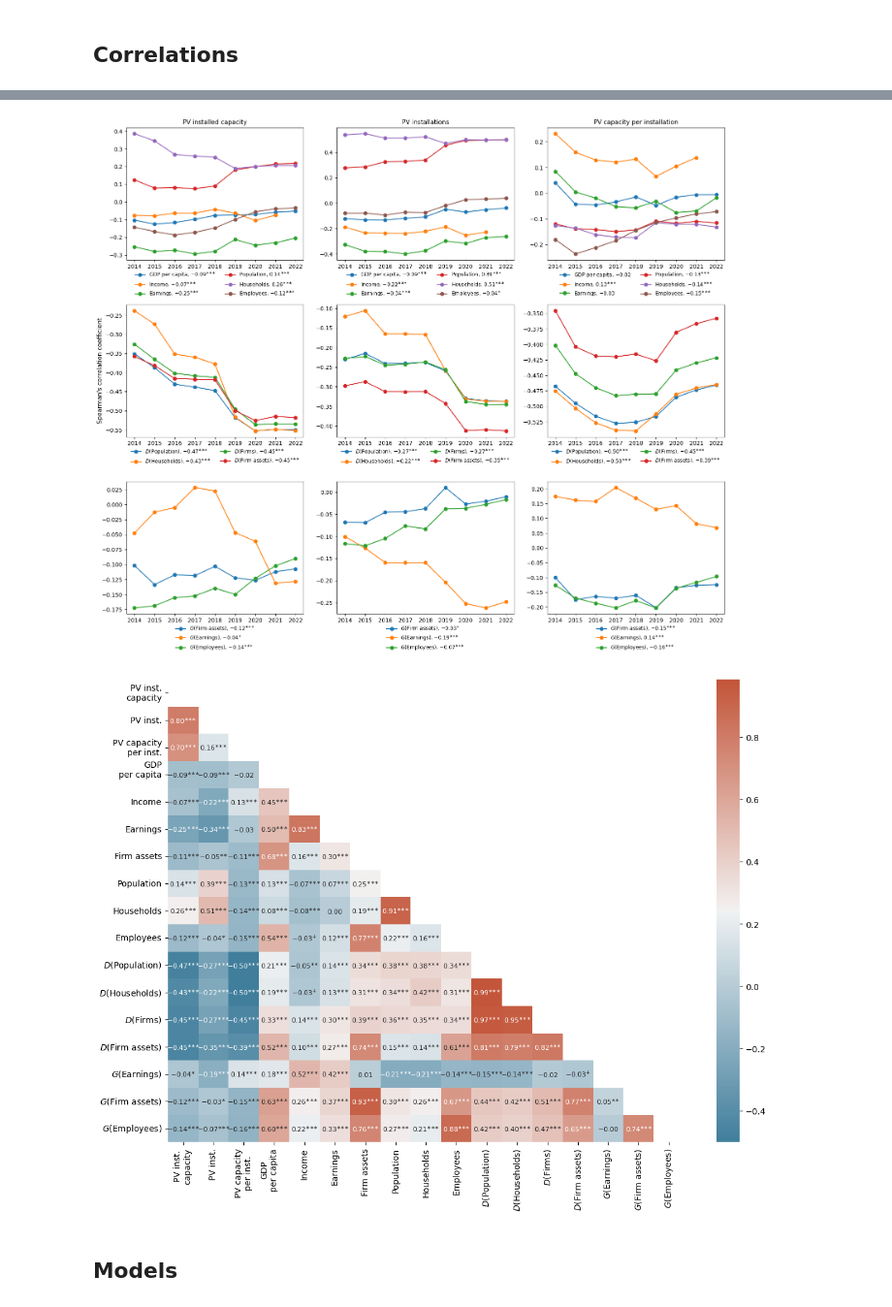
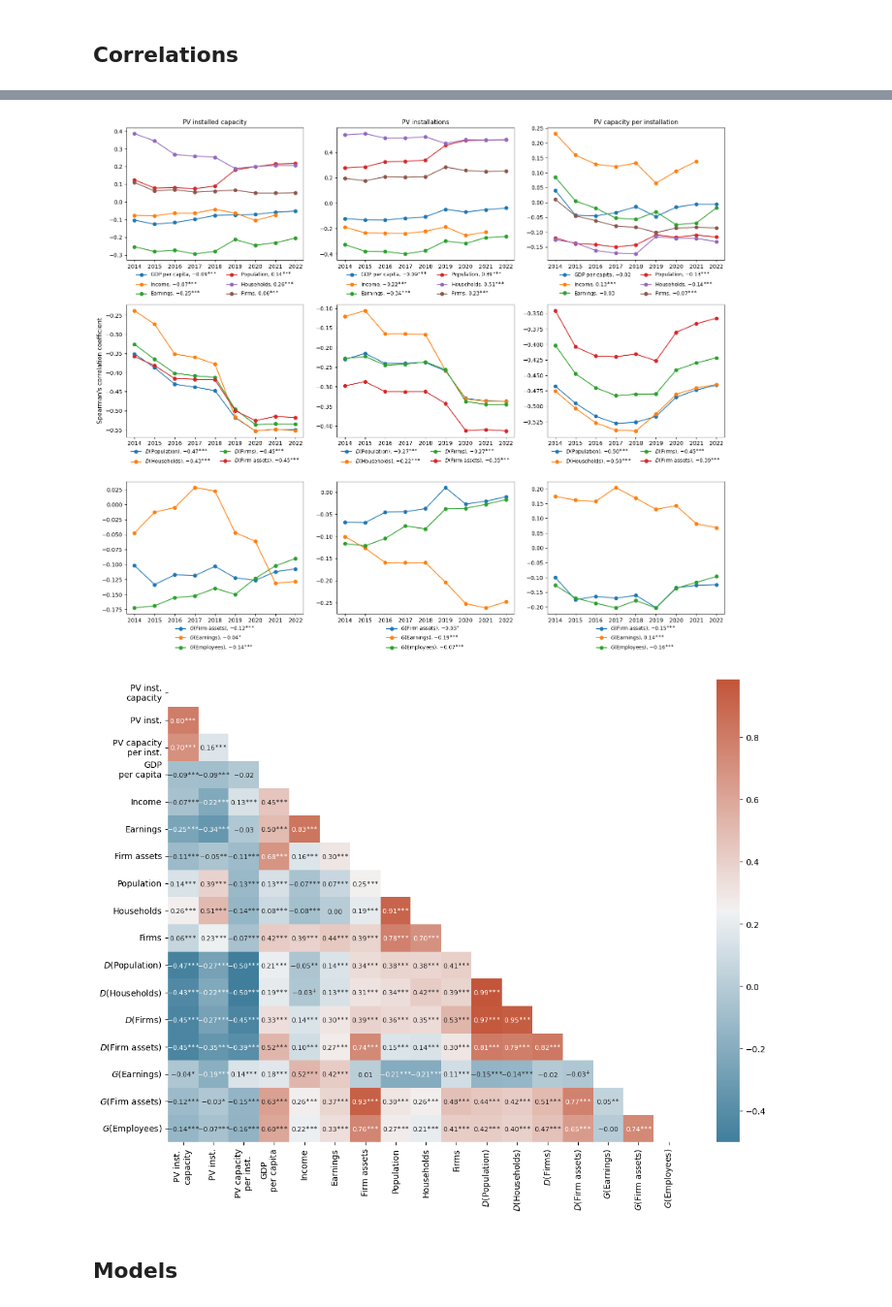
Before and after one commit to Ellariel/uktest, a Jupyter notebook: analysis.ipynb, the cells around one changed output, grey strips where cells are left out. Shown at 97% size. Drawn from its saved outputs; the diff is of its cells as text; code cells hidden in the pictures.

```diff
--- a/analysis.ipynb
+++ b/analysis.ipynb
@@ -342,7 +342,9 @@ vars = ["log_gdp_cap",
         "log_earnings",
         "log_population",
         "log_hholds",
-        "log_employees",
+        "log_firms",
+        #"log_employees",
+        #"log_house_price",
         "pdensity",
         "hdensity",
         "fdensity",
@@ -427,9 +429,11 @@ labels = {"r_log_gdp_cap": "GDP per capita",
         "r_log_income": "Income",
         "r_log_earnings": "Earnings",
 
+        #"r_log_house_price": "House price",
         "r_log_population": "Population",
         "r_log_hholds": "Households",
-        "r_log_employees": "Employees",
+        "r_log_firms": "Firms",
+        #"r_log_employees": "Employees",
 
         "r_pdensity": "$D$(Population)",
         "r_hdensity": "$D$(Households)",
@@ -451,7 +455,8 @@ vars1 = ["log_gdp_cap",
         "log_earnings",
         "log_population",
         "log_hholds",
-        "log_employees",
+        #"log_employees",
+        "log_firms",
         #"pdensity",
         #"hdensity",
         #"fdensity",
@@ -619,7 +624,7 @@ fig.savefig(
         format="pdf",
     )
 # %% [output]
-[figure, old version]
+[figure, new version]
 # %%
 vars = [
         "log_pv_cap",
@@ -633,7 +638,8 @@ vars = [
 
         "log_population",
         "log_hholds",
-        "log_employees",
+        "log_firms",
+        #"log_employees",
 
         "pdensity",
         "hdensity",
@@ -680,7 +686,8 @@ labels = {
 
         "log_population": "Population",
         "log_hholds": "Households",
-        "log_employees": "Employees",
+        "log_firms": "Firms",
+        #"log_employees": "Employees",
 
         "pdensity": "$D$(Population)",
         "hdensity": "$D$(Households)",
@@ -689,34 +696,34 @@ labels = {
 
         "gini_earnings": "$G$(Earnings)",
         "gini_assets": "$G$(Firm assets)",
         "gini_employees": "$G$(Employees)",
 }
 
 fig = plt.figure(figsize=(12, 9))
 ax_left = fig.add_subplot()
 c = pd.DataFrame(full_corr_results_r).copy()
 c = c.reindex(index=labels.keys(), columns=labels.keys())
 p = pd.DataFrame(full_corr_results_p).copy()
 p = p.reindex(index=labels.keys(), columns=labels.keys())
 a = c.copy().astype(str)
 for i in a.keys():
     for j in a[i].keys():
         a.loc[i, j] = f"${c[i][j]:.2f}^{{{get_stars(p[i][j])}}}$".replace('*', r'{\ast}')
 c = c.rename(columns=labels)
 c.index = c.index.map(labels)
 cmap = sns.diverging_palette(230, 20, n=256, as_cmap=True) #cmap="YlGnBu"
 mask = np.triu(np.ones_like(c, dtype=bool))
 ax_left = sns.heatmap(c, cmap=cmap, mask=mask, annot_kws={'va':'center', 'fontsize': 7.8}, fmt='',
                  robust=False, ax=ax_left, cbar=True, annot=a)
 fig.tight_layout(pad=1.01)
 fig.savefig(
         os.path.join(results_dir, "fig_corr2.pdf"),
         dpi=1200,
         bbox_inches="tight",
         format="pdf",
     )
 # %% [output]
-[figure, old version]
+[figure, new version]
 # %% [markdown]
 ## Models
 # %%
```
Also changed, not shown: parts of 2 cells of this notebook, 5 other files.
